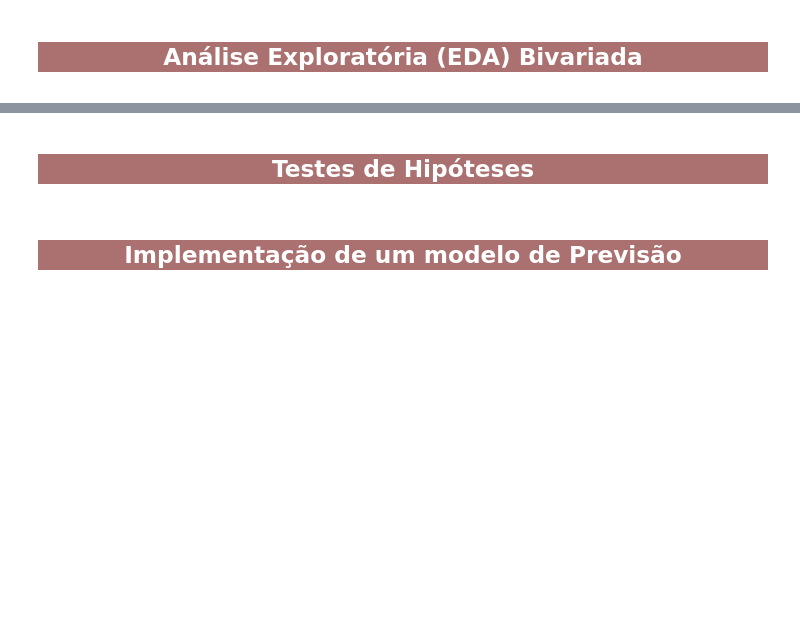
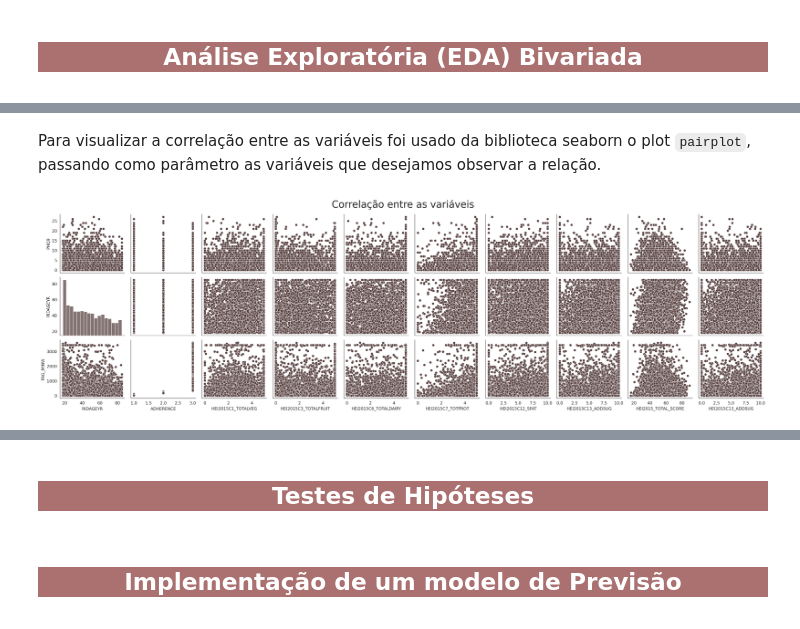
Before and after one commit to Oseiasdfarias/Case-Analise-Depressao, a Jupyter notebook: notebooks/Case-Analise-Depressao.ipynb, the cells around one changed output, grey strips where cells are left out. Cells and saved outputs as stored; diff of their text form; code cells hidden in the pictures; blank space fills up the shorter version.

```diff
--- a/notebooks/Case-Analise-Depressao.ipynb
+++ b/notebooks/Case-Analise-Depressao.ipynb
@@ -762,0 +776,15 @@ plt.show()
+# %% [markdown]
+Para visualizar a correlação entre as variáveis foi usado da biblioteca seaborn o plot `pairplot`, passando como parâmetro as variáveis que desejamos observar a relação.
+# %%
+sns.pairplot(data=df_phd_hei,
+             x_vars=["RIDAGEYR", "ADHERENCE", "HEI2015C1_TOTALVEG",
+                     "HEI2015C3_TOTALFRUIT", "HEI2015C6_TOTALDAIRY",
+                     "HEI2015C7_TOTPROT", "HEI2015C12_SFAT",
+                     "HEI2015C13_ADDSUG", "HEI2015_TOTAL_SCORE",
+                     "HEI2015C13_ADDSUG"],
+             y_vars=["PHQ9", "RIDAGEYR", "PAG_MINW"],)
+plt.suptitle("Correlação entre as variáveis", fontsize=24)
+plt.tight_layout()
+plt.show()
+# %% [output]
+[figure, added]
```
Also changed, not shown: parts of 15 cells of this notebook.
